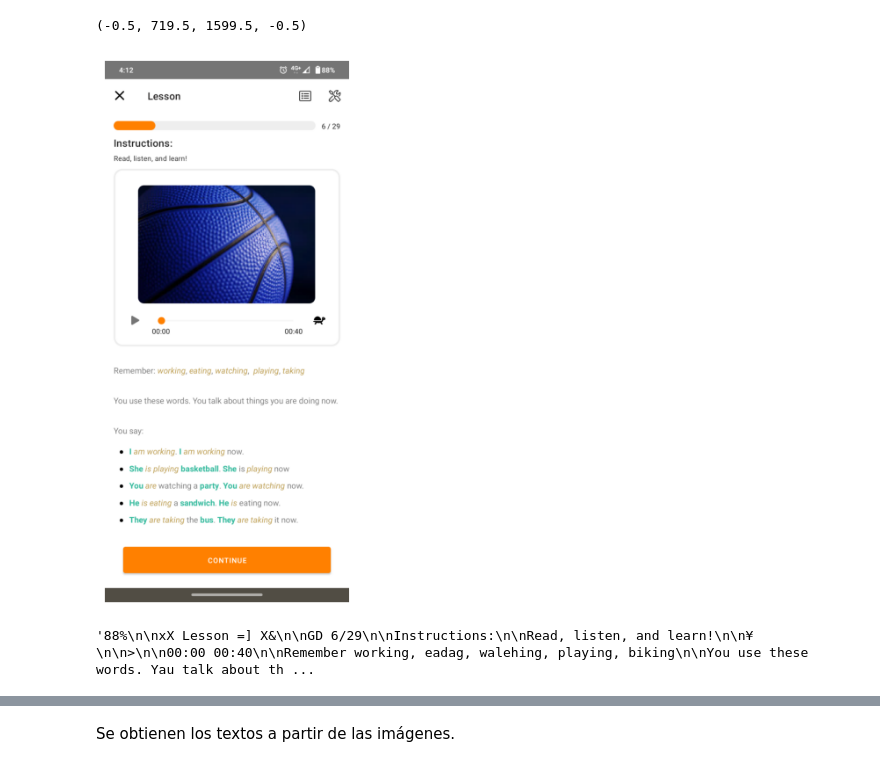
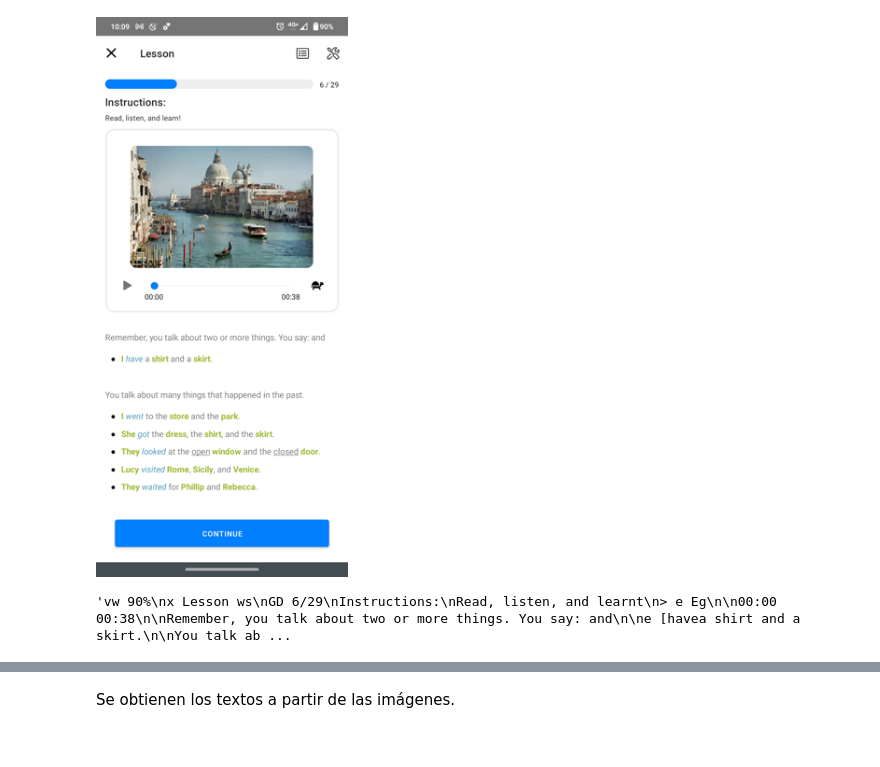
Before and after one commit to kike1985/Machine-Learning, a Jupyter notebook: 0901_Optical _Character_Recognition.ipynb, the cells around one changed output, grey strips where cells are left out. Cells and saved outputs as stored; diff of their text form; code cells hidden in the pictures.

```diff
--- a/0901_Optical _Character_Recognition.ipynb
+++ b/0901_Optical _Character_Recognition.ipynb
@@ -34,15 +40,14 @@ from progressbar import ProgressBar
 
 from concurrent.futures import ThreadPoolExecutor
 # %%
-path = '_resources/img/Screenshot_20210530-161202.png'
-img = cv2.imread(path)
+# path = '_resources/img/blank.png'
+path = '_resources/img/Screenshot_20210528-100908.png'
 
-plt.figure(figsize=(6, 8))
-plt.imshow(img, cmap='bone')
-plt.axis('off')
+img = Image.open(path)
+img.thumbnail((300, 600))
+img
 # %% [output]
-(-0.5, 719.5, 1599.5, -0.5)
-[figure, old version]
+[figure, new version]
 # %%
 def image_to_string(path):
     img = cv2.imread(path)
@@ -61,4 +66,4 @@ def image_to_string(path):
 
 image_to_string(path)
 # %% [output]
-'88%\n\nxX Lesson =] X&\n\nGD 6/29\n\nInstructions:\n\nRead, listen, and learn!\n\n¥\n\n>\n\n00:00 00:40\n\nRemember working, eadag, walehing, playing, biking\n\nYou use these words. Yau talk about th ...
+'vw 90%\nx Lesson ws\nGD 6/29\nInstructions:\nRead, listen, and learnt\n> e Eg\n\n00:00 00:38\n\nRemember, you talk about two or more things. You say: and\n\ne [havea shirt and a skirt.\n\nYou talk ab ...
```
Also changed, not shown: parts of 15 cells of this notebook.
